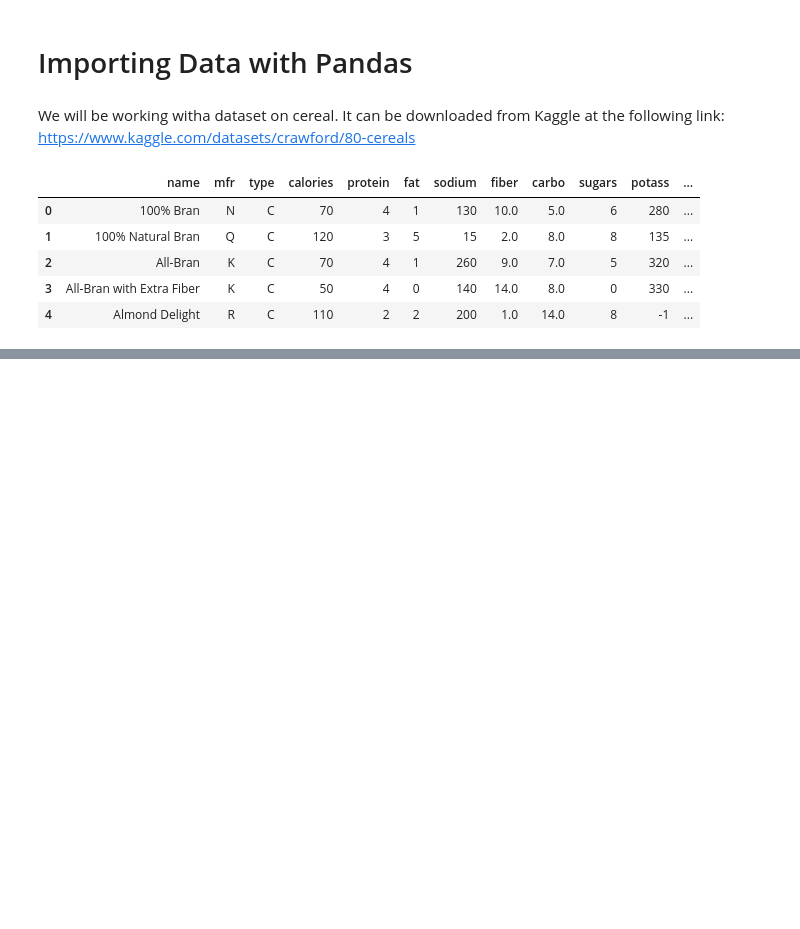
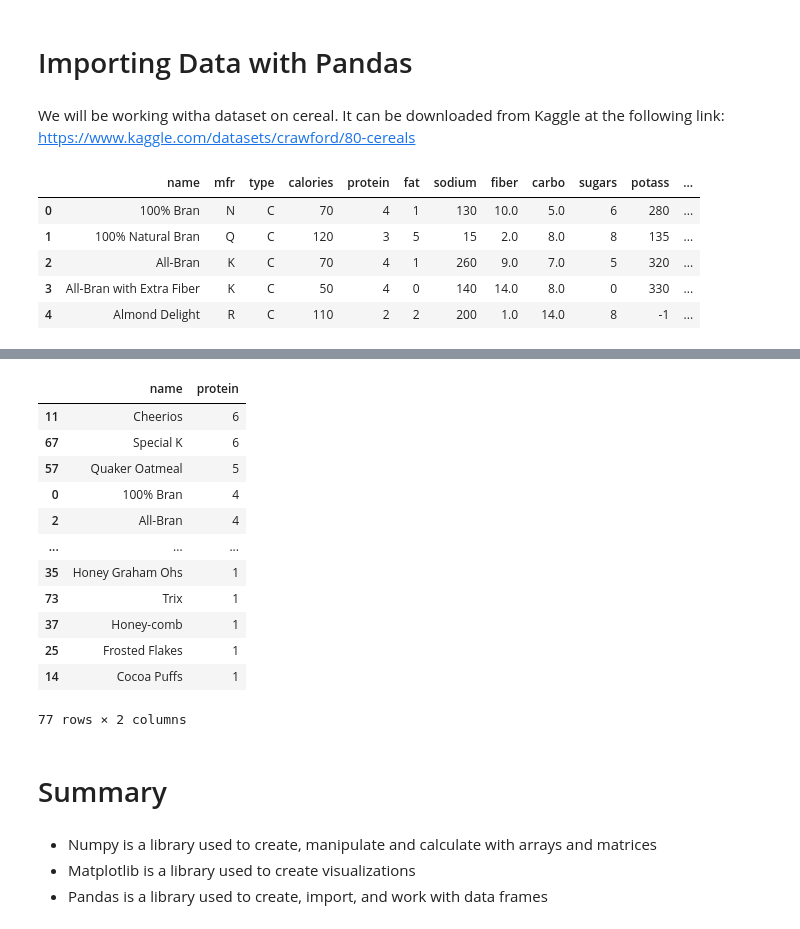
Before and after one commit to AlanaDAg/DSC_320, a Jupyter notebook: Playing around in Jupyter.ipynb, the cells around one changed output, grey strips where cells are left out. Drawn from its saved outputs; the diff is of its cells as text; code cells hidden in the pictures; blank space fills up the shorter version.

```diff
--- a/Playing around in Jupyter.ipynb
+++ b/Playing around in Jupyter.ipynb
@@ -165,0 +213,23 @@ df_cereal.head()
+# %%
+# Sort the data frame by specific column values
+df_cereal.sort_values(by = 'protein', axis = 0, ascending = False)[['name', 'protein']]
+# %% [output]
+|  | name | protein |
+| 11 | Cheerios | 6 |
+| 67 | Special K | 6 |
+| 57 | Quaker Oatmeal | 5 |
+| 0 | 100% Bran | 4 |
+| 2 | All-Bran | 4 |
+| ... | ... | ... |
+| 35 | Honey Graham Ohs | 1 |
+| 73 | Trix | 1 |
+| 37 | Honey-comb | 1 |
+| 25 | Frosted Flakes | 1 |
+| 14 | Cocoa Puffs | 1 |
+77 rows × 2 columns
+# %% [markdown]
+# Summary
+# %% [markdown]
+* Numpy is a library used to create, manipulate and calculate with arrays and matrices
+* Matplotlib is a library used to create visualizations
+* Pandas is a library used to create, import, and work with data frames
```
Also changed, not shown: parts of 5 cells of this notebook.
